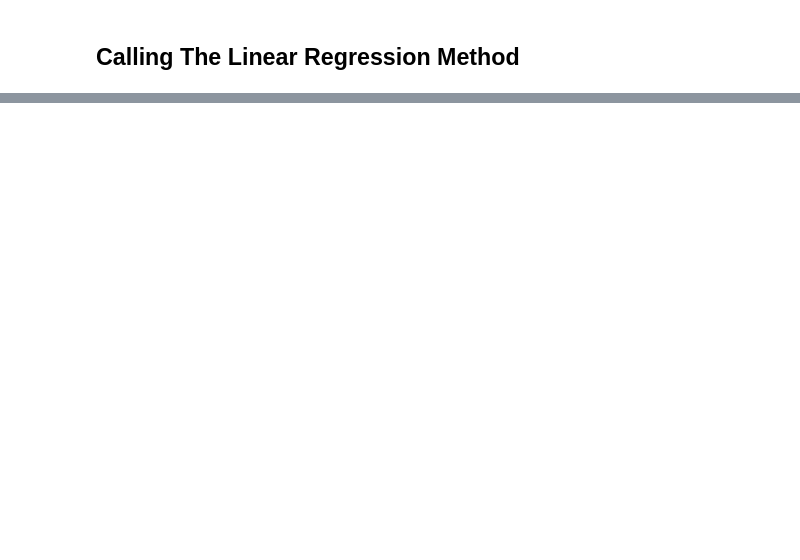
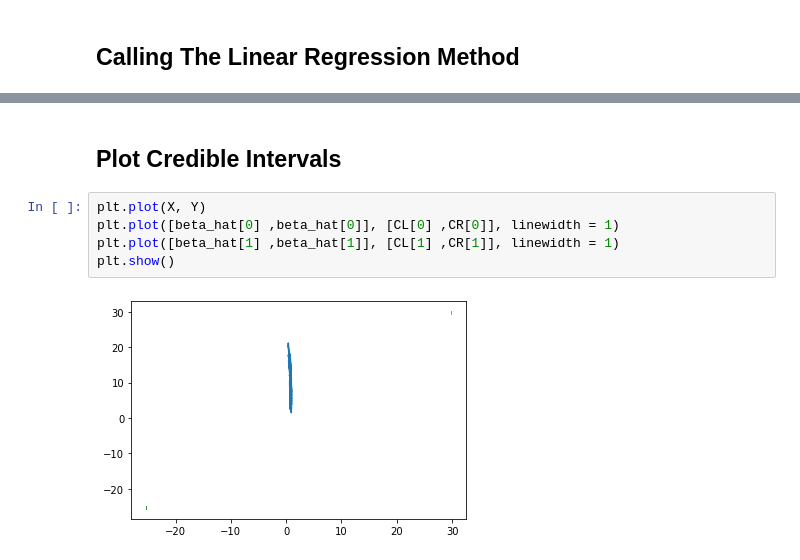
Before and after one commit to Mouafak-Khaled/PythonCourse, a Jupyter notebook: Homework2/Data-Export.ipynb, the cells around one changed output, grey strips where cells are left out. Cells and saved outputs as stored; diff of their text form; blank space fills up the shorter version.

```diff
--- a/Homework2/Data-Export.ipynb
+++ b/Homework2/Data-Export.ipynb
@@ -58,0 +80,9 @@ print(CR)
+# %% [markdown]
+## Plot Credible Intervals
+# %%
+plt.plot(X, Y)
+plt.plot([beta_hat[0] ,beta_hat[0]], [CL[0] ,CR[0]], linewidth = 1)
+plt.plot([beta_hat[1] ,beta_hat[1]], [CL[1] ,CR[1]], linewidth = 1)
+plt.show()
+# %% [output]
+[figure, added]
```
Also changed, not shown: parts of 4 cells of this notebook, 3 other files.
